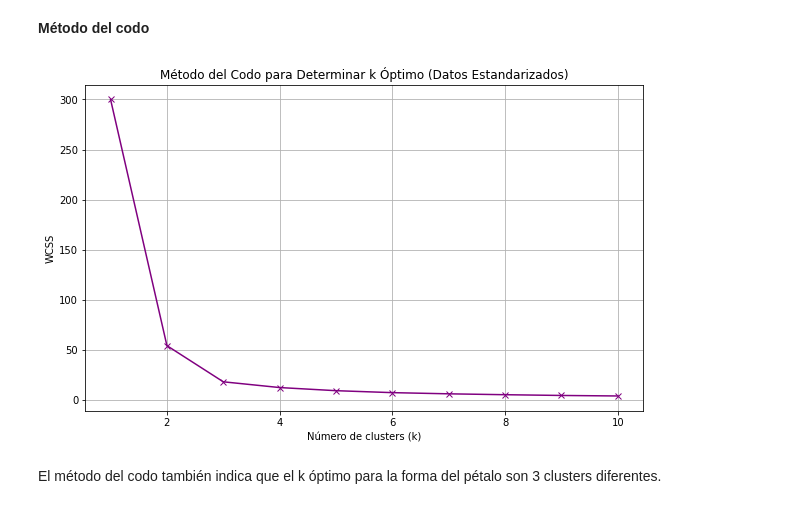
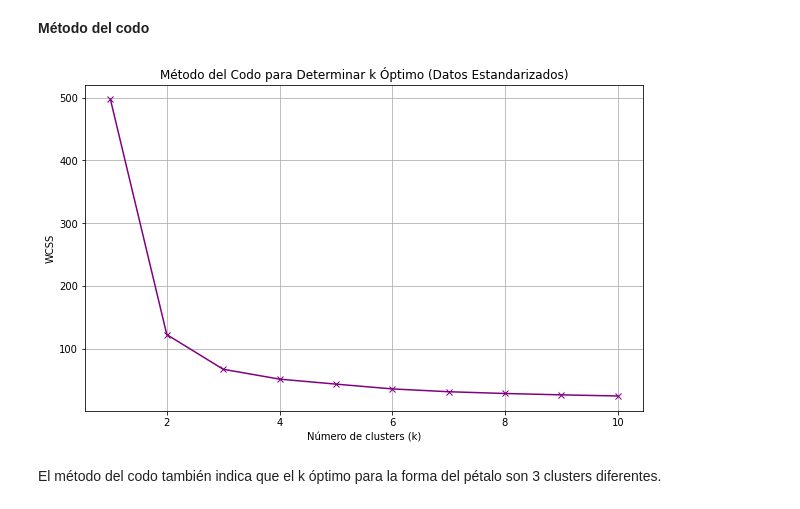
Before and after one commit to alee2602/HDT2-DM, a Jupyter notebook: main.ipynb, the cells around one changed output. Drawn from its saved outputs; the diff is of its cells as text; code cells hidden in the pictures.

Commit message:
fixed scales

```diff
--- a/main.ipynb
+++ b/main.ipynb
@@ -172,8 +172,6 @@ Sin embargo, al estandarizar los datos, se normalizan las escalas de las variabl
 # %% [markdown]
 **Método del codo**
 # %%
-scaler = StandardScaler()
-standarized_data[["sepal_length", "sepal_width"]] = scaler.fit_transform(data[["sepal_length", "sepal_width"]])
 
 # Inicializar lista para almacenar los valores calculados para el WCSS
 wcss = []
@@ -343,15 +341,15 @@ Name: count, dtype: int64
 
 # Estandarizar los datos
 scaler = StandardScaler()
-standarized_data = data.copy()
-standarized_data[["petal_length", "petal_width"]] = scaler.fit_transform(data[["petal_length", "petal_width"]])
+data_scaled = data.copy()
+data_scaled[["petal_length", "petal_width"]] = scaler.fit_transform(data[["petal_length", "petal_width"]])
 
 # Aplicar K-Means nuevamente con datos estandarizados
 kmeans_std = KMeans(n_clusters=2, random_state=42, n_init=10)
-standarized_data["cluster_2"] = kmeans_std.fit_predict(standarized_data[["petal_length", "petal_width"]])
+data_scaled["cluster_2"] = kmeans_std.fit_predict(data_scaled[["petal_length", "petal_width"]])
 
 # Cantidad de puntos en cada cluster
-cluster_counts = standarized_data['cluster'].value_counts()
+cluster_counts = data_scaled['cluster'].value_counts()
 print("Cantidad de puntos en cada cluster:")
 print(cluster_counts)
 
@@ -359,7 +357,7 @@ print(cluster_counts)
 centroids_std = kmeans_std.cluster_centers_
 
 plt.figure(figsize=(8, 6))
-sns.scatterplot(x=standarized_data["petal_length"], y=standarized_data["petal_width"], hue=standarized_data["cluster_2"], palette="viridis", alpha=0.7)
+sns.scatterplot(x=data_scaled["petal_length"], y=data_scaled["petal_width"], hue=data_scaled["cluster_2"], palette="viridis", alpha=0.7)
 plt.scatter(centroids_std[:, 0], centroids_std[:, 1], marker="X", s=200, c="blue", edgecolors="black", linewidths=1.5, label="Centroides")
 plt.xlabel("Largo del pétalo (Estandarizado)")
 plt.ylabel("Ancho del pétalo (Estandarizado)")
@@ -378,29 +376,25 @@ Al comparar los resultados del clustering antes y después de la estandarizació
 # %% [markdown]
 **Método del codo**
 # %%
-
-scaler = StandardScaler()
-data_scaled = scaler.fit_transform(data[["petal_length", "petal_width"]])
 
 wcss = []
 
 K = range(1, 11)
-
 
 for k in K:
     kmeans = KMeans(n_clusters=k, random_state=42, n_init=10)
     kmeans.fit(data_scaled)
     wcss.append(kmeans.inertia_)
 
 plt.figure(figsize=(10, 6))
 plt.plot(K, wcss, marker='x', linestyle='-', color='purple')
 plt.xlabel('Número de clusters (k)')
 plt.ylabel('WCSS')
 plt.title('Método del Codo para Determinar k Óptimo (Datos Estandarizados)')
 plt.grid(True)
 plt.show()
 # %% [output]
-[figure, old version]
+[figure, new version]
 # %% [markdown]
 El método del codo también indica que el k óptimo para la forma del pétalo son 3 clusters diferentes.
 # %% [markdown]
```
Also changed, not shown: parts of 3 cells of this notebook.
